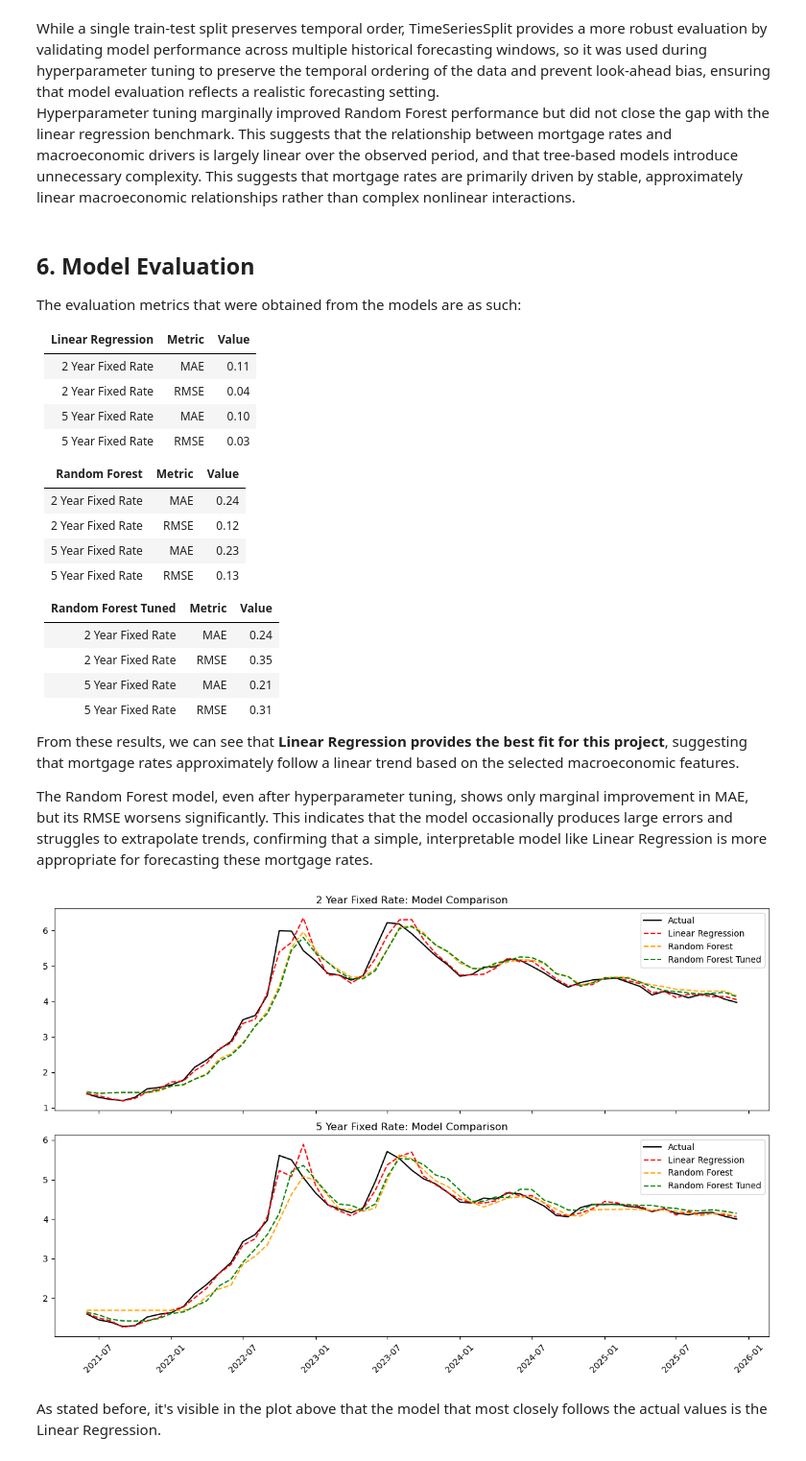
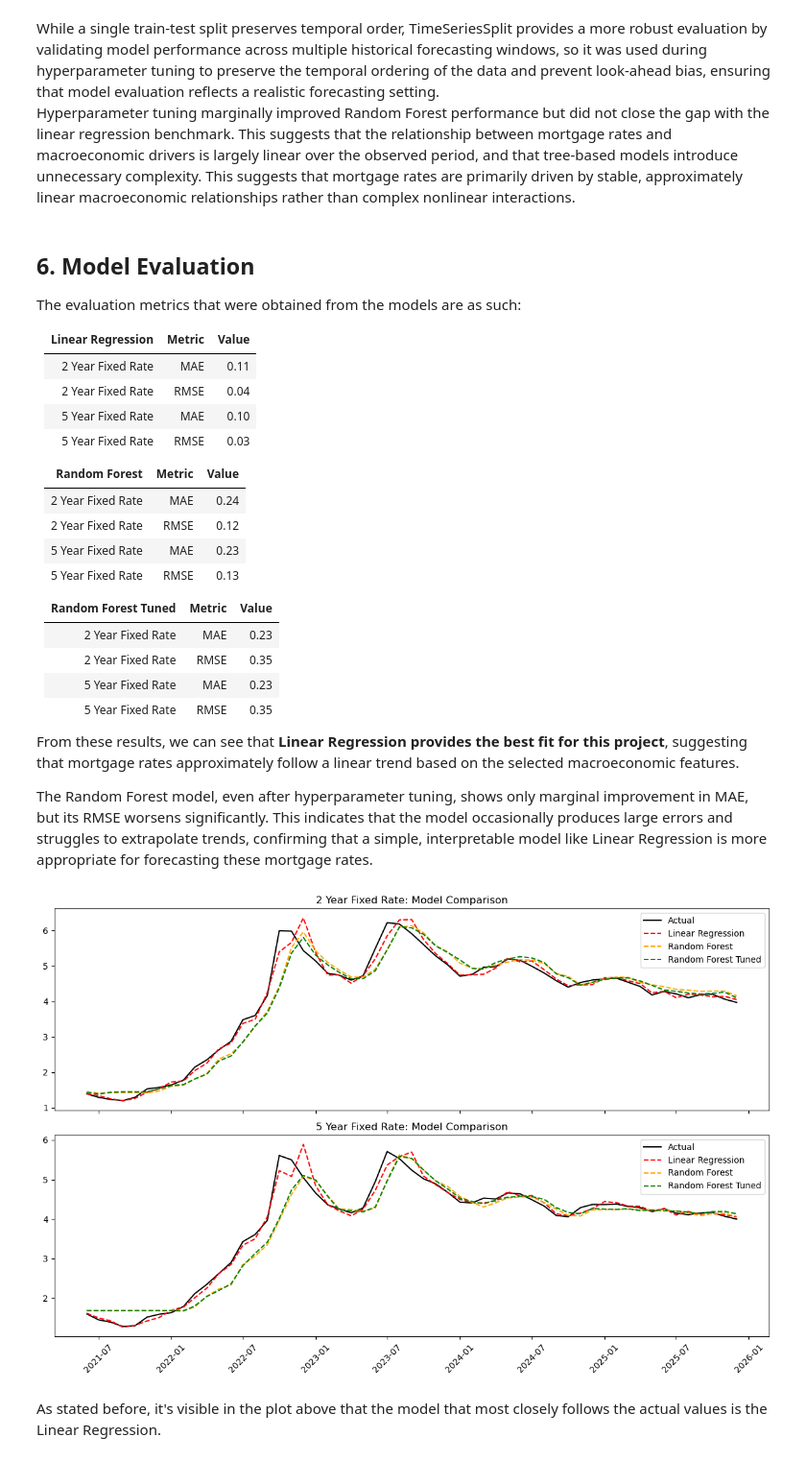
Before and after one commit to wilson-inacio/UK-Mortgage-Forecast-ML, a Jupyter notebook: UK Mortgage Rate Forecast.ipynb, the cells around one changed output. Shown at 96% size. Saved outputs shown, nothing was run; the diff lists cells and outputs as text; code cells hidden in the pictures.

```diff
--- a/UK Mortgage Rate Forecast.ipynb
+++ b/UK Mortgage Rate Forecast.ipynb
@@ -328,8 +330,8 @@ y_5 = df_5_fe['75_LTV_5y']
 Train-test splits were performed after feature construction to preserve the temporal structure of lagged variables. To avoid future data compromising the trends, and random shuffling breaking causality, a time-aware split was used.
 # %%
 # Doing the train-test splits
-X2_train, X2_test, y2_train, y2_test = train_test_split(X_2, y_2, test_size = 0.2, shuffle = False)
-X5_train, X5_test, y5_train, y5_test = train_test_split(X_5, y_5, test_size = 0.2, shuffle = False)
+X_train_2y, X_test_2y, y_train_2y, y_test_2y = train_test_split(X_2y, y_2y, test_size = 0.2, shuffle = False)
+X_train_5y, X_test_5y, y_train_5y, y_test_5y = train_test_split(X_5y, y_5y, test_size = 0.2, shuffle = False)
 # %% [markdown]
 ## 4. Baseline Model
 For baseline models, two will be compared, the first one, a naive model is used, which is already in place in the feature `mortgage_lag_1`. The second model will be a simple linear regression allowing us to see how the dataframe features impact the prediction. As evaluation metric, the Mean Absolute Error (MAE) will be used, as it directly reflects the average absolute error in mortgage rate percentage pounts, which is meaningful for pricinf and refinancing decisions. Root Mean Squared Error (RMSE) is used as a complementary metric to further help distinguish and evaluate the models.
@@ -403,32 +405,32 @@ rfr_5y = RandomForestRegressor(random_state = 30,
                             min_samples_leaf = 5)
 
 # Fitting and testing
-rfr_2y.fit(X2_train, y2_train)
-rfr_5y.fit(X5_train, y5_train)
+rfr_2y.fit(X_train_2y, y_train_2y)
+rfr_5y.fit(X_train_5y, y_train_5y)
 
-y2_pred_rf = rfr_2y.predict(X2_test)
-y5_pred_rf = rfr_5y.predict(X5_test)
+y_pred_rf_2y = rfr_2y.predict(X_test_2y)
+y_pred_rf_5y = rfr_5y.predict(X_test_5y)
 
 # Evaluating the models
 print('Evaluation for 2 year fixed rate model:')
-print('MAE:', mean_absolute_error(y2_test, y2_pred_rf))
-print('RMSE:', mean_squared_error(y2_test, y2_pred_rf))
+print('MAE:', mean_absolute_error(y_test_2y, y_pred_rf_2y))
+print('RMSE:', mean_squared_error(y_test_2y, y_pred_rf_2y))
 print('\n')
 print('Evaluation for 5 year fixed rate model:')
-print('MAE:', mean_absolute_error(y5_test, y5_pred_rf))
-print('RMSE:', mean_squared_error(y5_test, y5_pred_rf))
+print('MAE:', mean_absolute_error(y_test_5y, y_pred_rf_5y))
+print('RMSE:', mean_squared_error(y_test_5y, y_pred_rf_5y))
 
 # Visual representation
 fig, (ax2, ax5) = plt.subplots(nrows = 1, ncols = 2, figsize = (10,4), sharey = True)
 fig.suptitle('Random Forest Model')
-ax2.plot(y2_test.index, y2_test, label='Actual')
-ax2.plot(y2_test.index, y2_pred_rf, label='Predicted', linestyle = '--')
+ax2.plot(y_test_2y.index, y_test_2y, label='Actual')
+ax2.plot(y_test_2y.index, y_pred_rf_2y, label='Predicted', linestyle = '--')
 ax2.legend()
 ax2.set_title('2Y Mortgage Rate: Actual vs Predicted')
 ax2.tick_params(axis='x', rotation=45)
 
-ax5.plot(y5_test.index, y5_test, label='Actual')
-ax5.plot(y5_test.index, y5_pred_rf, label='Predicted', linestyle = '--')
+ax5.plot(y_test_5y.index, y_test_5y, label='Actual')
+ax5.plot(y_test_5y.index, y_pred_rf_5y, label='Predicted', linestyle = '--')
 ax5.legend()
 ax5.set_title('5Y Mortgage Rate: Actual vs Predicted')
 ax5.tick_params(axis='x', rotation=45)
@@ -557,10 +561,10 @@ The evaluation metrics that were obtained from the models are as such:
 
 |Random Forest Tuned|Metric|Value|
 |--|--|--|
-|2 Year Fixed Rate|MAE|0.24|
+|2 Year Fixed Rate|MAE|0.23|
 |2 Year Fixed Rate|RMSE|0.35|
-|5 Year Fixed Rate|MAE|0.21|
-|5 Year Fixed Rate|RMSE|0.31|
+|5 Year Fixed Rate|MAE|0.23|
+|5 Year Fixed Rate|RMSE|0.35|
 
 From these results, we can see that **Linear Regression provides the best fit for this project**, suggesting that mortgage rates approximately follow a linear trend based on the selected macroeconomic features.
 
@@ -568,29 +572,29 @@ The Random Forest model, even after hyperparameter tuning, shows only marginal i
 # %%
 # Plot setup
 fig, (ax2, ax5) = plt.subplots(2, 1, figsize=(12, 8), sharex=True)
 
 # 2 Year Fixed Rate
-ax2.plot(y2_test.index, y2_test, label='Actual', color='black')
-ax2.plot(y2_test.index, y2_pred_lr, label='Linear Regression', linestyle='--', color='red')
-ax2.plot(y2_test.index, y2_pred_rf, label='Random Forest', linestyle='--', color='orange')
-ax2.plot(y2_test.index, y2_pred_rf_tuned, label='Random Forest Tuned', linestyle='--', color='green')
+ax2.plot(y_test_2y.index, y_test_2y, label='Actual', color='black')
+ax2.plot(y_test_2y.index, y_pred_lr_2y, label='Linear Regression', linestyle='--', color='red')
+ax2.plot(y_test_2y.index, y_pred_rf_2y, label='Random Forest', linestyle='--', color='orange')
+ax2.plot(y_test_2y.index, y_pred_rf_tuned_2y, label='Random Forest Tuned', linestyle='--', color='green')
 ax2.set_title('2 Year Fixed Rate: Model Comparison')
 ax2.legend()
 ax2.tick_params(axis='x', rotation=45)
 
 # 5 Year Fixed Rate
-ax5.plot(y5_test.index, y5_test, label='Actual', color='black')
-ax5.plot(y5_test.index, y5_pred_lr, label='Linear Regression', linestyle='--', color='red')
-ax5.plot(y5_test.index, y5_pred_rf, label='Random Forest', linestyle='--', color='orange')
-ax5.plot(y5_test.index, y5_pred_rf_tuned, label='Random Forest Tuned', linestyle='--', color='green')
+ax5.plot(y_test_5y.index, y_test_5y, label='Actual', color='black')
+ax5.plot(y_test_5y.index, y_pred_lr_5y, label='Linear Regression', linestyle='--', color='red')
+ax5.plot(y_test_5y.index, y_pred_rf_5y, label='Random Forest', linestyle='--', color='orange')
+ax5.plot(y_test_5y.index, y_pred_rf_tuned_5y, label='Random Forest Tuned', linestyle='--', color='green')
 ax5.set_title('5 Year Fixed Rate: Model Comparison')
 ax5.legend()
 ax5.tick_params(axis='x', rotation=45)
 
 plt.tight_layout()
 plt.show()
 # %% [output]
-[figure, old version]
+[figure, new version]
 # %% [markdown]
 As stated before, it's visible in the plot above that the model that most closely follows the actual values is the Linear Regression.
 # %% [markdown]
```
Also changed, not shown: parts of 16 cells of this notebook, 4 other files.
